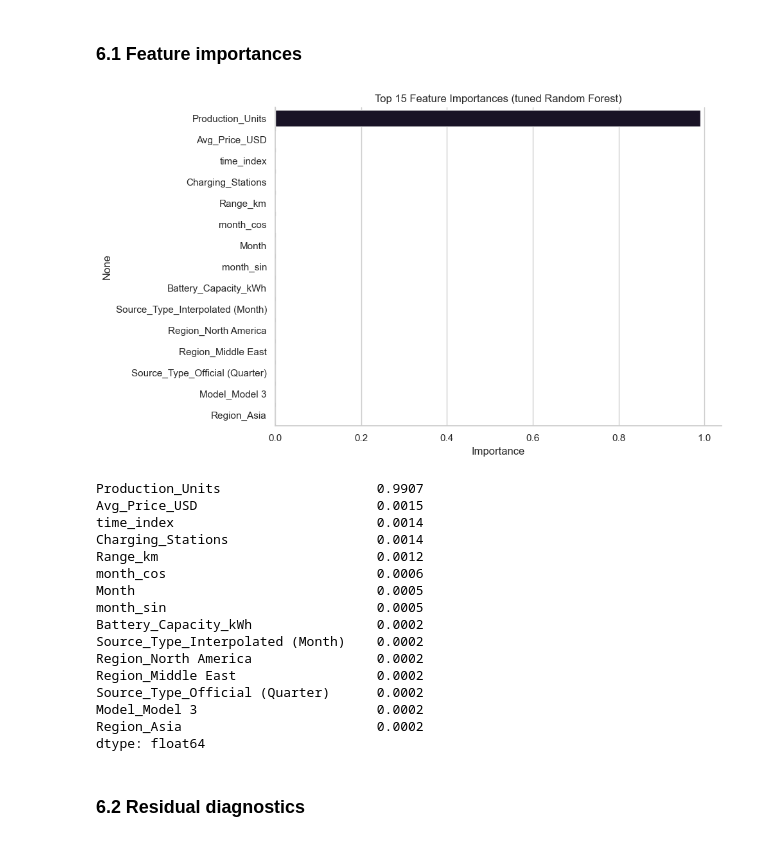
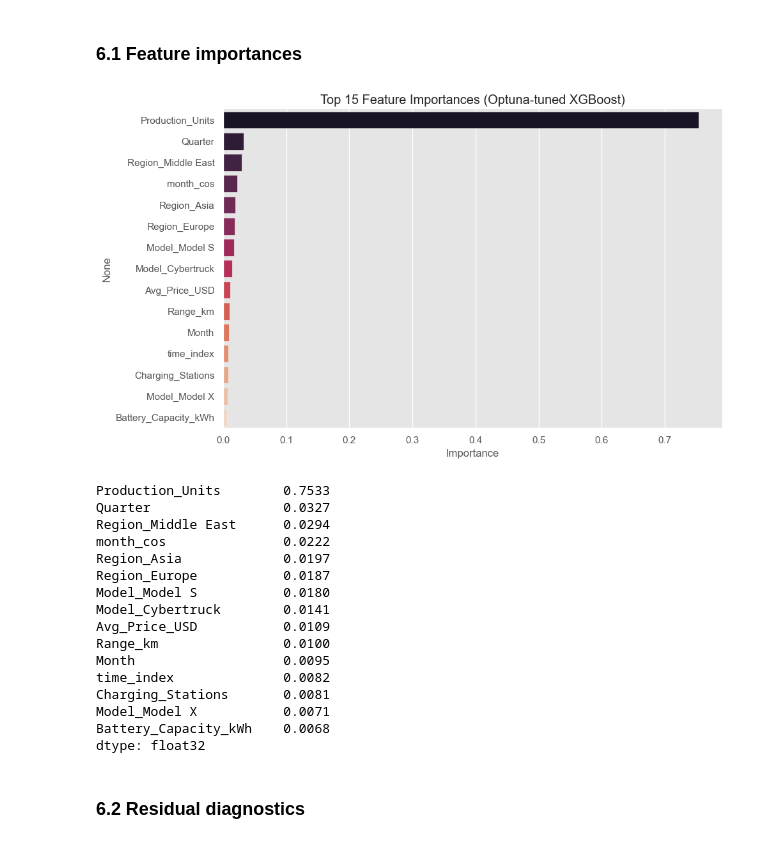
Before and after one commit to DeepteshMohapatra99/Celebal_Technologies, a Jupyter notebook: Week_2/week2_deeptesh_mohapatra.ipynb, the cells around one changed output. Saved outputs shown, nothing was run; the diff lists cells and outputs as text; code cells hidden in the pictures.

```diff
--- a/Week_2/week2_deeptesh_mohapatra.ipynb
+++ b/Week_2/week2_deeptesh_mohapatra.ipynb
@@ -371,6 +375,7 @@ models = {
     'Decision Tree':      DecisionTreeRegressor(random_state=RANDOM_STATE),
     'Random Forest':      RandomForestRegressor(n_estimators=200, random_state=RANDOM_STATE, n_jobs=-1),
     'Gradient Boosting':  GradientBoostingRegressor(random_state=RANDOM_STATE),
+    'XGBoost':            XGBRegressor(random_state=RANDOM_STATE, n_jobs=-1, verbosity=0),
 }
 
 results = []
@@ -423,21 +430,0 @@ We tune a **Random Forest** with 5-fold cross-validated `RandomizedSearchCV`
-# %%
-rf_pipe = Pipeline([('prep', preprocessor),
-                    ('model', RandomForestRegressor(random_state=RANDOM_STATE, n_jobs=-1))])
-
-param_dist = {
-    'model__n_estimators':      [100, 200, 300, 500],
-    'model__max_depth':         [None, 10, 20, 30],
-    'model__min_samples_split': [2, 5, 10],
-    'model__min_samples_leaf':  [1, 2, 4],
-    'model__max_features':      ['sqrt', 'log2', 1.0],
-}
-
-search = RandomizedSearchCV(
-    rf_pipe, param_distributions=param_dist, n_iter=25, cv=5,
-    scoring='r2', random_state=RANDOM_STATE, n_jobs=-1, verbose=1)
-search.fit(X_train, y_train)
-
-print('\nBest CV R²    :', round(search.best_score_, 4))
-print('Best parameters:')
-for k, v in search.best_params_.items():
-    print(f'   {k} = {v}')
@@ -454,12 +490,15 @@ Best parameters:
 # %%
-# Evaluate tuned model on the held-out test set
-best_model = search.best_estimator_
-tuned = evaluate('Random Forest (tuned)', best_model, X_test, y_test)
+# Train the final tuned XGBoost on the full training set, evaluate on the held-out test set
+best_xgb = Pipeline([('prep', preprocessor),
+                     ('model', XGBRegressor(random_state=RANDOM_STATE, n_jobs=-1,
+                                            verbosity=0, **study.best_params))])
+best_xgb.fit(X_train, y_train)
+tuned = evaluate('XGBoost (Optuna-tuned)', best_xgb, X_test, y_test)
 
 compare = pd.DataFrame([
-    results_df[results_df.Model == 'Random Forest'].iloc[0].to_dict(),
+    results_df[results_df.Model == 'XGBoost'].iloc[0].to_dict(),
     tuned,
 ])
-print('Baseline vs Tuned Random Forest:')
+print('Baseline vs Optuna-tuned XGBoost:')
 compare.round(3)
 # %% [output]
@@ -471,36 +510,36 @@ Baseline vs Tuned Random Forest:
 ### 6.1 Feature importances
 # %%
 # Recover feature names out of the ColumnTransformer
-ohe = best_model.named_steps['prep'].named_transformers_['cat']
+ohe = best_xgb.named_steps['prep'].named_transformers_['cat']
 ohe_names = ohe.get_feature_names_out(categorical_features).tolist()
 feat_names = numeric_features + ohe_names
 
-importances = best_model.named_steps['model'].feature_importances_
+importances = best_xgb.named_steps['model'].feature_importances_
 imp = pd.Series(importances, index=feat_names).sort_values(ascending=False).head(15)
 
 plt.figure(figsize=(10, 6))
 sns.barplot(x=imp.values, y=imp.index, palette='rocket')
-plt.title('Top 15 Feature Importances (tuned Random Forest)')
+plt.title('Top 15 Feature Importances (Optuna-tuned XGBoost)')
 plt.xlabel('Importance'); plt.tight_layout(); plt.show()
 imp.round(4)
 # %% [output]
-[figure, old version]
+[figure, new version]
-Production_Units                    0.9907
-Avg_Price_USD                       0.0015
-time_index                          0.0014
-Charging_Stations                   0.0014
-Range_km                            0.0012
-month_cos                           0.0006
-Month                               0.0005
-month_sin                           0.0005
-Battery_Capacity_kWh                0.0002
-Source_Type_Interpolated (Month)    0.0002
-Region_North America                0.0002
-Region_Middle East                  0.0002
-Source_Type_Official (Quarter)      0.0002
-Model_Model 3                       0.0002
-Region_Asia                         0.0002
-dtype: float64
+Production_Units        0.7533
+Quarter                 0.0327
+Region_Middle East      0.0294
+month_cos               0.0222
+Region_Asia             0.0197
+Region_Europe           0.0187
+Model_Model S           0.0180
+Model_Cybertruck        0.0141
+Avg_Price_USD           0.0109
+Range_km                0.0100
+Month                   0.0095
+time_index              0.0082
+Charging_Stations       0.0081
+Model_Model X           0.0071
+Battery_Capacity_kWh    0.0068
+dtype: float32
 # %% [markdown]
 ### 6.2 Residual diagnostics
 # %%
```
Also changed, not shown: parts of 14 cells of this notebook.
